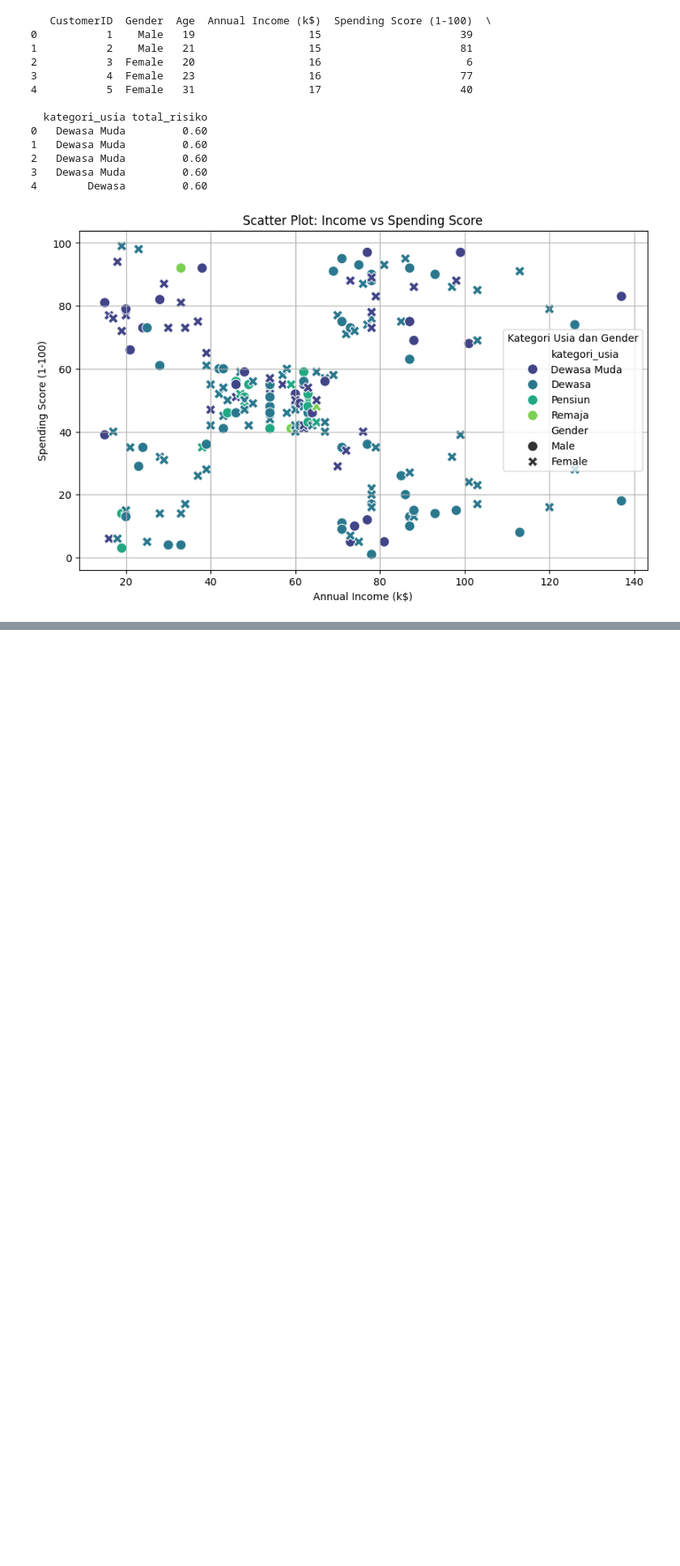
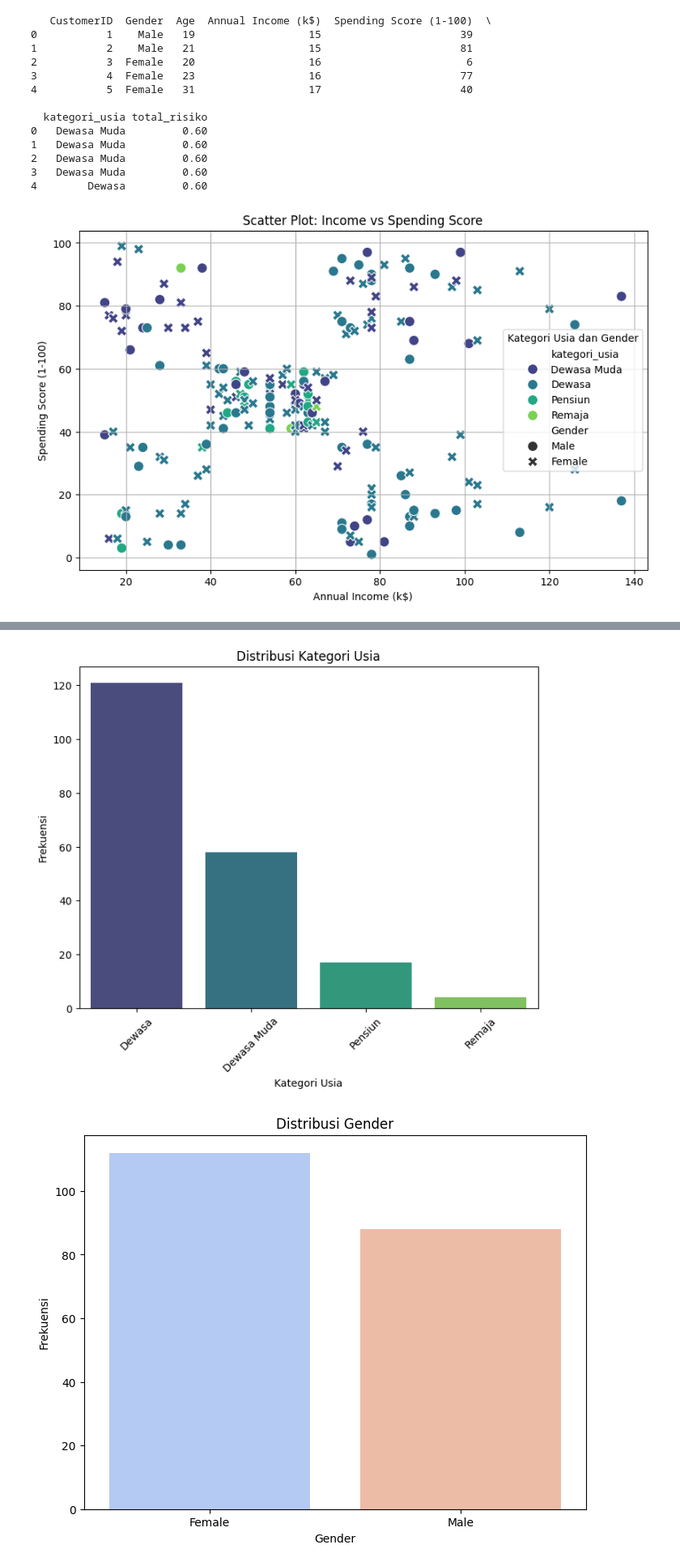
Before and after one commit to BlackBox-Ops/ML-Customer-Segmentation, a Jupyter notebook: notebooks/analisis_eda.ipynb, the cells around one changed output, grey strips where cells are left out. Shown at 81% size. Cells and saved outputs as stored; diff of their text form; code cells hidden in the pictures; blank space fills up the shorter version.

Commit message:
menambahkan visualisasi data untuk analisis eda

```diff
--- a/notebooks/analisis_eda.ipynb
+++ b/notebooks/analisis_eda.ipynb
@@ -1098,0 +1131,8 @@ plt.show()
+# %%
+query = """
+SELECT * FROM segmentasi_diskon;
+"""
+segmentasi_diskon = db.execute_query(query)
+
+if segmentasi_diskon is not None:
+    print(segmentasi_diskon.head)
@@ -1098,0 +1157,22 @@ plt.show()
+# %%
+# Visualisasi Histogram Kategori
+plt.figure(figsize=(8, 6))
+
+sns.countplot(x="kategori_usia", data=segmentasi_diskon, palette="viridis")
+plt.title("Distribusi Kategori Usia")
+plt.xlabel("Kategori Usia")
+plt.ylabel("Frekuensi")
+plt.xticks(rotation=45)
+plt.show()
+
+# Histogram untuk Gender
+plt.figure(figsize=(8, 6))
+
+sns.countplot(x="Gender", data=segmentasi_diskon, palette="coolwarm")
+plt.title("Distribusi Gender")
+plt.xlabel("Gender")
+plt.ylabel("Frekuensi")
+plt.show()
+# %% [output]
+[figure, added]
+[figure, added]
```
Also changed, not shown: parts of 5 cells of this notebook.
